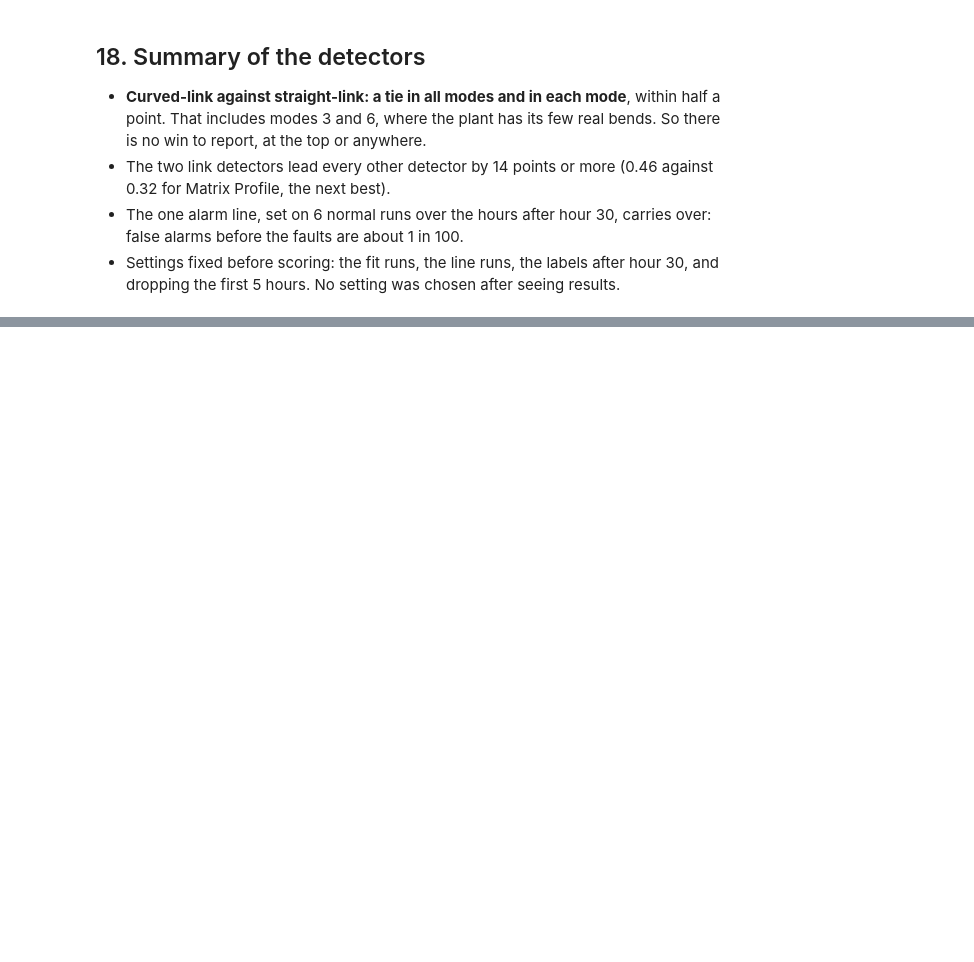
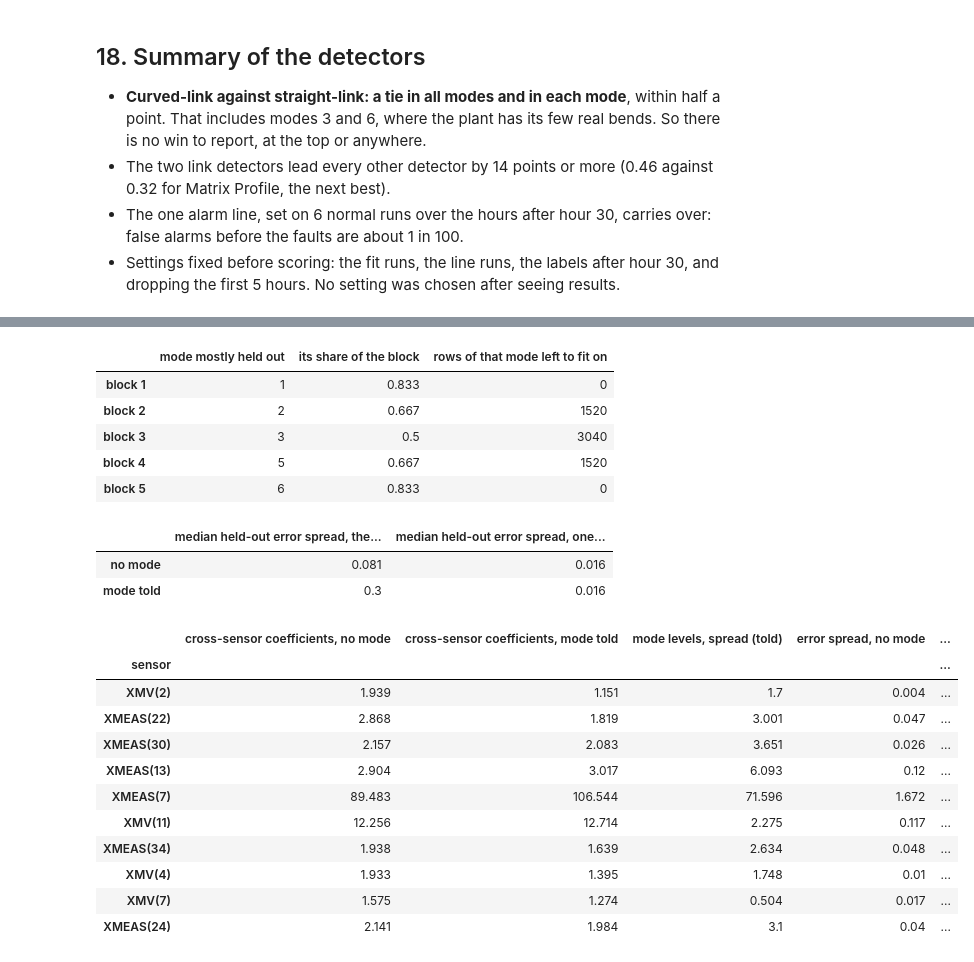
Before and after one commit to NeerajGit16/deep-learning-in-anomaly-detection, a Jupyter notebook: anomaly_lab/06_multimode_tep.ipynb, the cells around one changed output, grey strips where cells are left out. Cells and saved outputs as stored; diff of their text form; code cells hidden in the pictures; blank space fills up the shorter version.

```diff
--- a/anomaly_lab/06_multimode_tep.ipynb
+++ b/anomaly_lab/06_multimode_tep.ipynb
@@ -533,0 +544,8 @@ Straight and curved links catch the same faults to within a few points on every
+# %%
+from adlab import followup
+display(followup.mode_told_summary())
+folds = followup.mode_told_folds()
+display(folds["blocks"])
+display(folds["spreads"])
+followup.mode_told_by_sensor().sort_values("error spread, told / none", ascending=False).head(10)
+# %% [output]
@@ -533,0 +555,21 @@ Straight and curved links catch the same faults to within a few points on every
+|  | mode mostly held out | its share of the block | rows of that mode left to fit on |
+| block 1 | 1 | 0.833 | 0 |
+| block 2 | 2 | 0.667 | 1520 |
+| block 3 | 3 | 0.5 | 3040 |
+| block 4 | 5 | 0.667 | 1520 |
+| block 5 | 6 | 0.833 | 0 |
+|  | median held-out error spread, the... | median held-out error spread, one... |
+| no mode | 0.081 | 0.016 |
+| mode told | 0.3 | 0.016 |
+|  | cross-sensor coefficients, no mode | cross-sensor coefficients, mode told | mode levels, spread (told) | error spread, no mode | ... |
+| sensor |  |  |  |  | ... |
+| XMV(2) | 1.939 | 1.151 | 1.7 | 0.004 | ... |
+| XMEAS(22) | 2.868 | 1.819 | 3.001 | 0.047 | ... |
+| XMEAS(30) | 2.157 | 2.083 | 3.651 | 0.026 | ... |
+| XMEAS(13) | 2.904 | 3.017 | 6.093 | 0.12 | ... |
+| XMEAS(7) | 89.483 | 106.544 | 71.596 | 1.672 | ... |
+| XMV(11) | 12.256 | 12.714 | 2.275 | 0.117 | ... |
+| XMEAS(34) | 1.938 | 1.639 | 2.634 | 0.048 | ... |
+| XMV(4) | 1.933 | 1.395 | 1.748 | 0.01 | ... |
+| XMV(7) | 1.575 | 1.274 | 0.504 | 0.017 | ... |
+| XMEAS(24) | 2.141 | 1.984 | 3.1 | 0.04 | ... |
```
Also changed, not shown: parts of 4 cells of this notebook, 4 other files.
